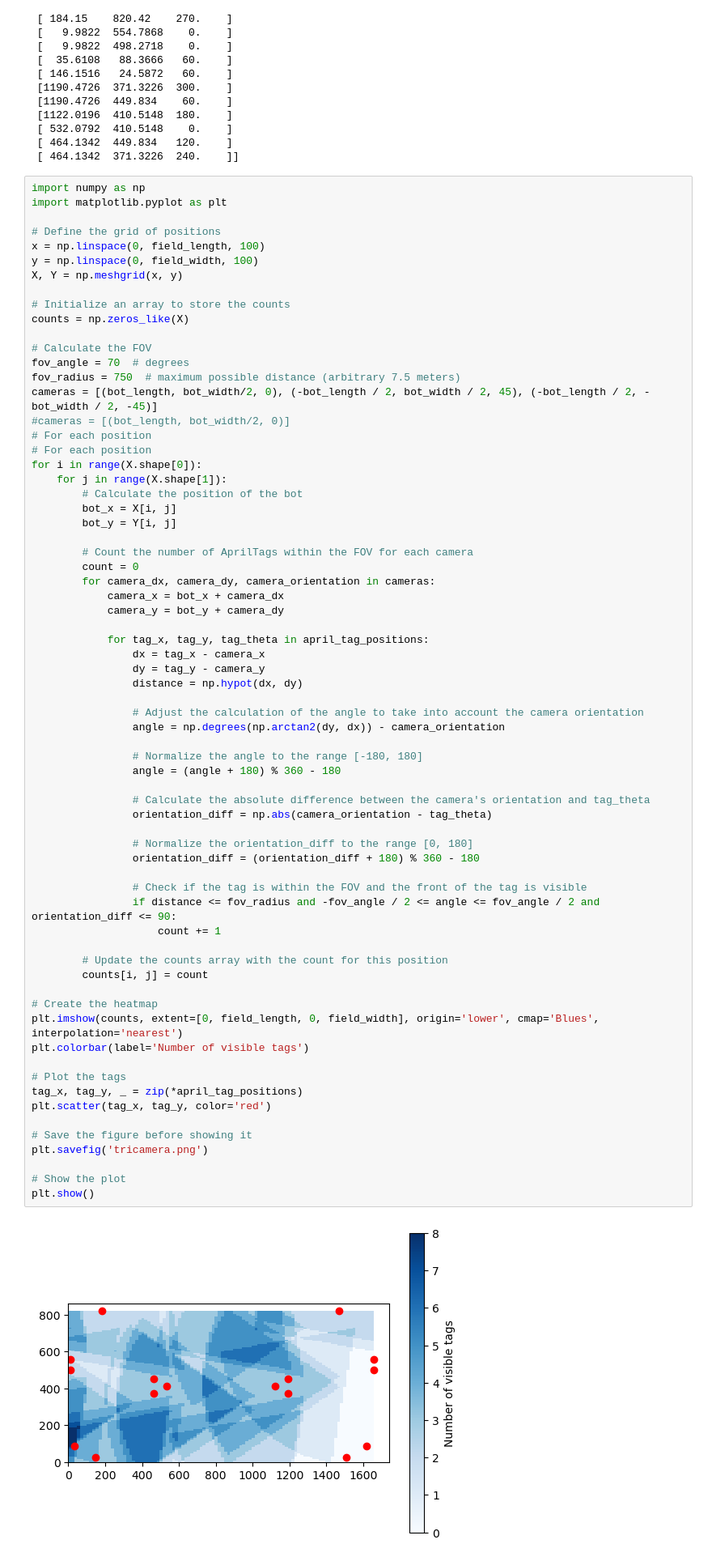
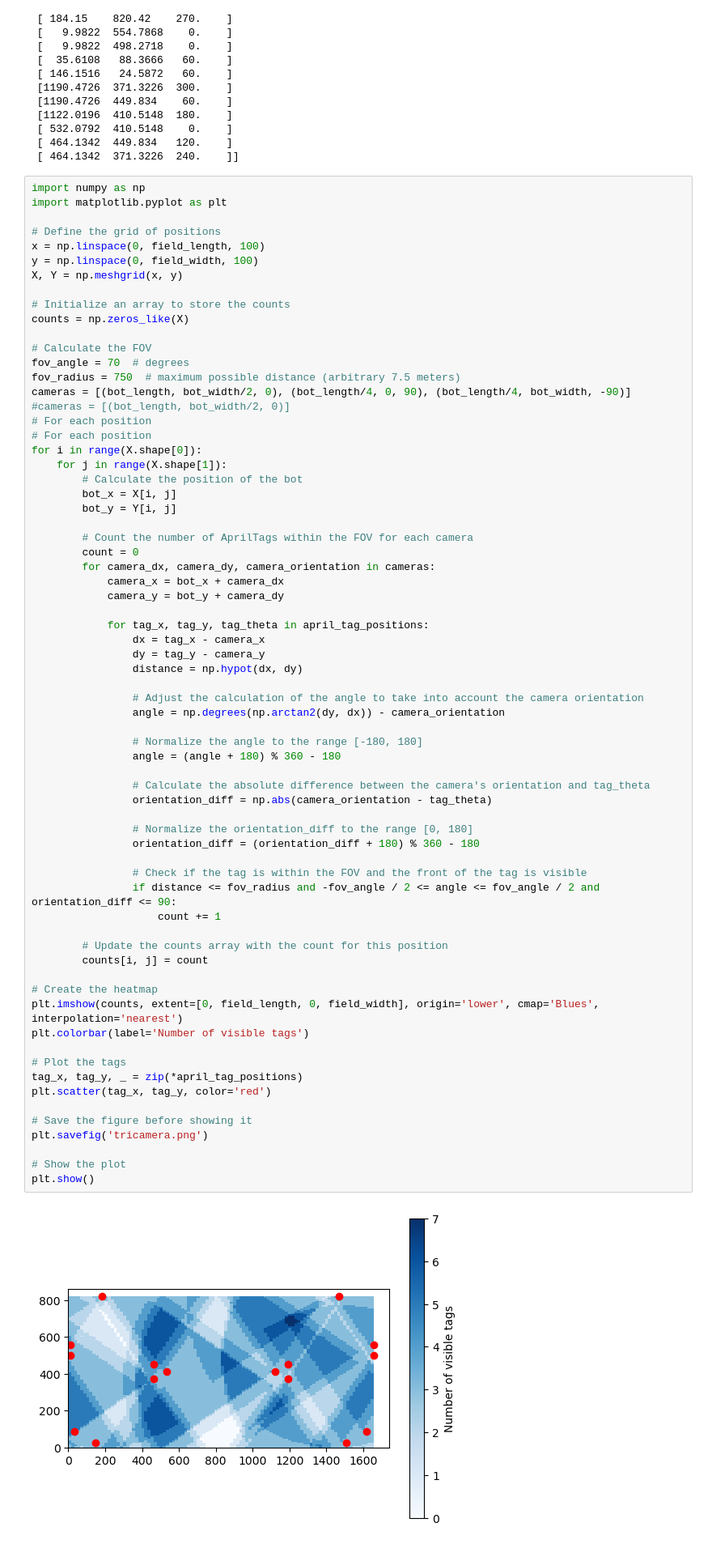
Before and after one commit to Sam-Malta/AprilTagSimulation, a Jupyter notebook: simulation.ipynb, the cells around one changed output. Shown: that part at 81% size. Drawn from its saved outputs; the diff is of its cells as text.

```diff
--- a/simulation.ipynb
+++ b/simulation.ipynb
@@ -69,7 +69,7 @@ counts = np.zeros_like(X)
 # Calculate the FOV
 fov_angle = 70  # degrees
 fov_radius = 750  # maximum possible distance (arbitrary 7.5 meters)
-cameras = [(bot_length, bot_width/2, 0), (-bot_length / 2, bot_width / 2, 45), (-bot_length / 2, -bot_width / 2, -45)]
+cameras = [(bot_length, bot_width/2, 0), (bot_length/4, 0, 90), (bot_length/4, bot_width, -90)]
 #cameras = [(bot_length, bot_width/2, 0)]
 # For each position
 # For each position
@@ -96,34 +96,34 @@ for i in range(X.shape[0]):
                 # Normalize the angle to the range [-180, 180]
                 angle = (angle + 180) % 360 - 180
 
                 # Calculate the absolute difference between the camera's orientation and tag_theta
                 orientation_diff = np.abs(camera_orientation - tag_theta)
 
                 # Normalize the orientation_diff to the range [0, 180]
                 orientation_diff = (orientation_diff + 180) % 360 - 180
 
                 # Check if the tag is within the FOV and the front of the tag is visible
                 if distance <= fov_radius and -fov_angle / 2 <= angle <= fov_angle / 2 and orientation_diff <= 90:
                     count += 1
 
         # Update the counts array with the count for this position
         counts[i, j] = count
 
 # Create the heatmap
 plt.imshow(counts, extent=[0, field_length, 0, field_width], origin='lower', cmap='Blues', interpolation='nearest')
 plt.colorbar(label='Number of visible tags')
 
 # Plot the tags
 tag_x, tag_y, _ = zip(*april_tag_positions)
 plt.scatter(tag_x, tag_y, color='red')
 
 # Save the figure before showing it
 plt.savefig('tricamera.png')
 
 # Show the plot
 plt.show()
 # %% [output]
-[figure, old version]
+[figure, new version]
 # %%
 # Calculate the position of the bot
 bot_x = field_length / 2
```
Also changed, not shown: 2 other files.
